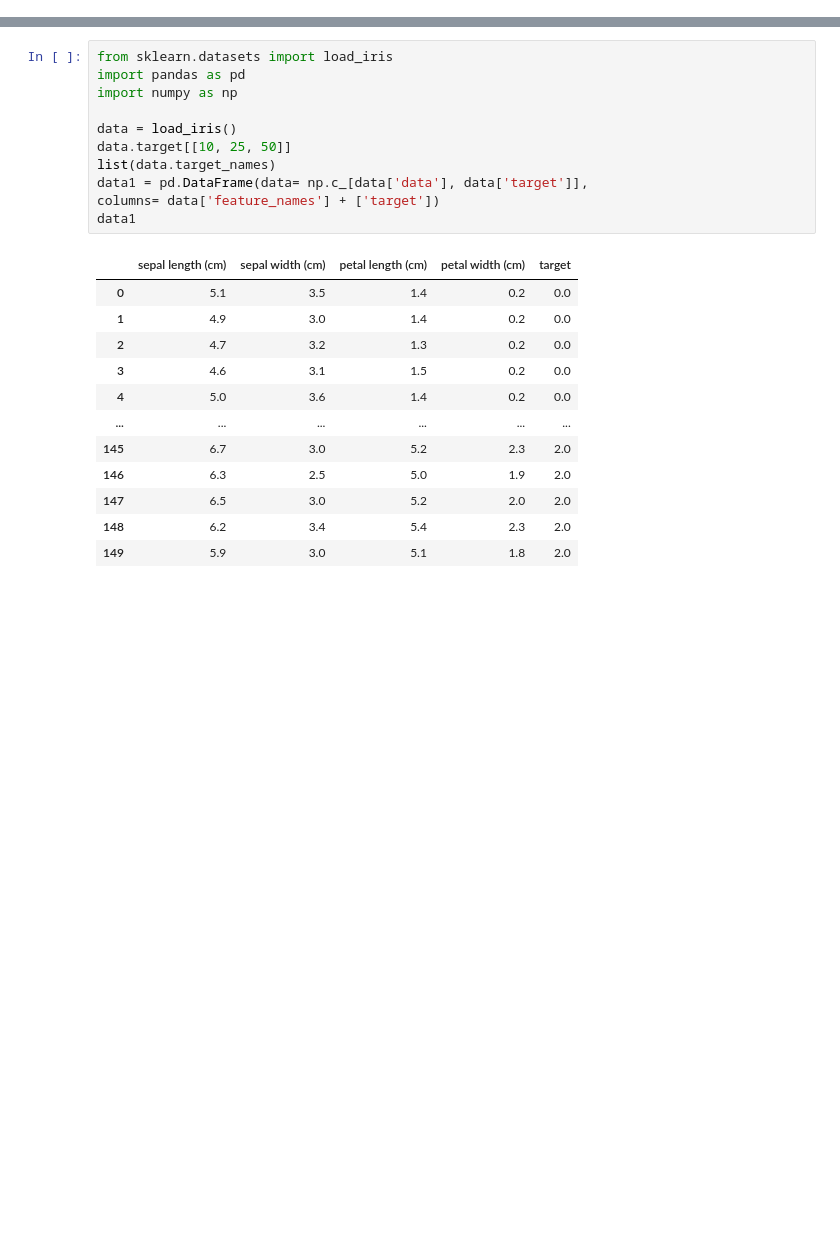
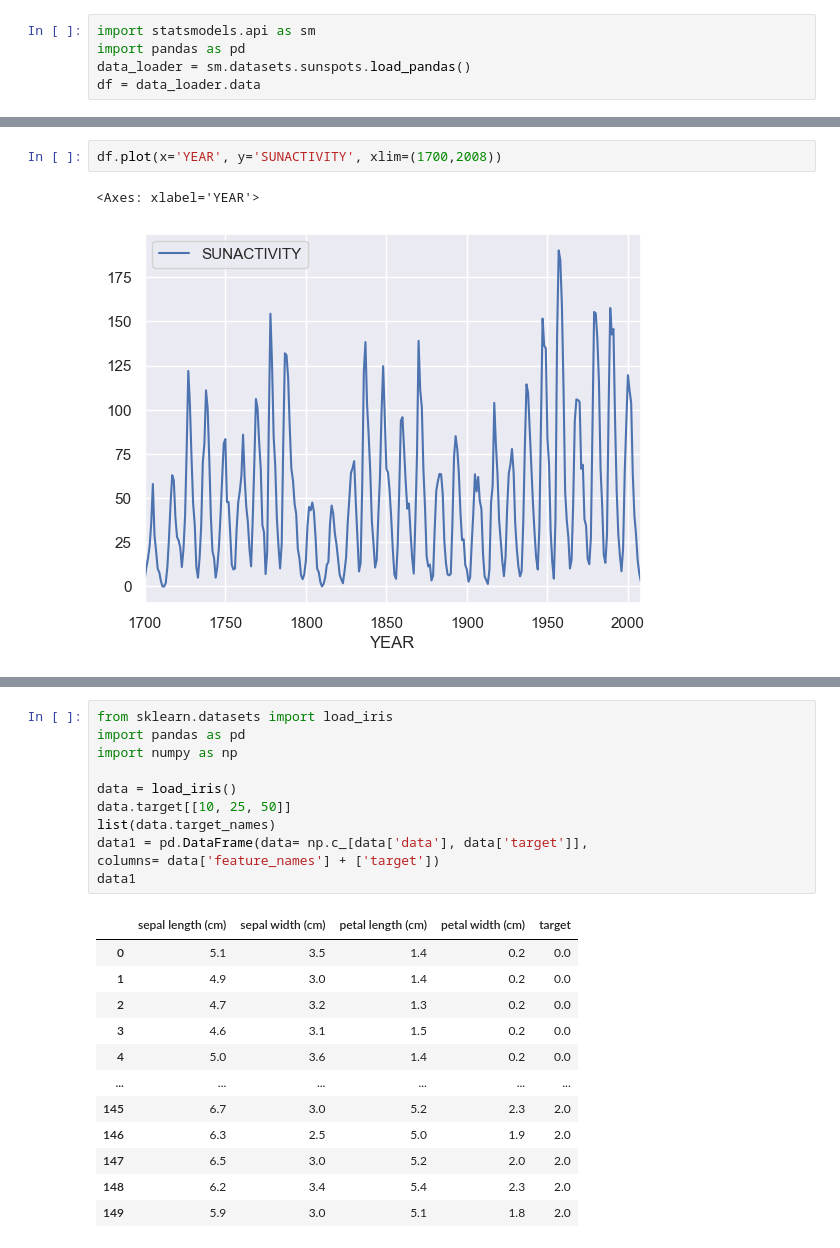
Before and after one commit to ChargeChallenger/TANN-notebooks, a Jupyter notebook: 03-reduction.ipynb, the cells around one changed output, grey strips where cells are left out. Cells and saved outputs as stored; diff of their text form; blank space fills up the shorter version.

```diff
--- a/03-reduction.ipynb
+++ b/03-reduction.ipynb
@@ -0,0 +620,5 @@
+# %%
+import statsmodels.api as sm
+import pandas as pd
+data_loader = sm.datasets.sunspots.load_pandas()
+df = data_loader.data
@@ -0,0 +669,5 @@
+# %%
+df.plot(x='YEAR', y='SUNACTIVITY', xlim=(1700,2008))
+# %% [output]
+<Axes: xlabel='YEAR'>
+[figure, added]
```
Also changed, not shown: parts of 73 cells of this notebook, 1 other file.
